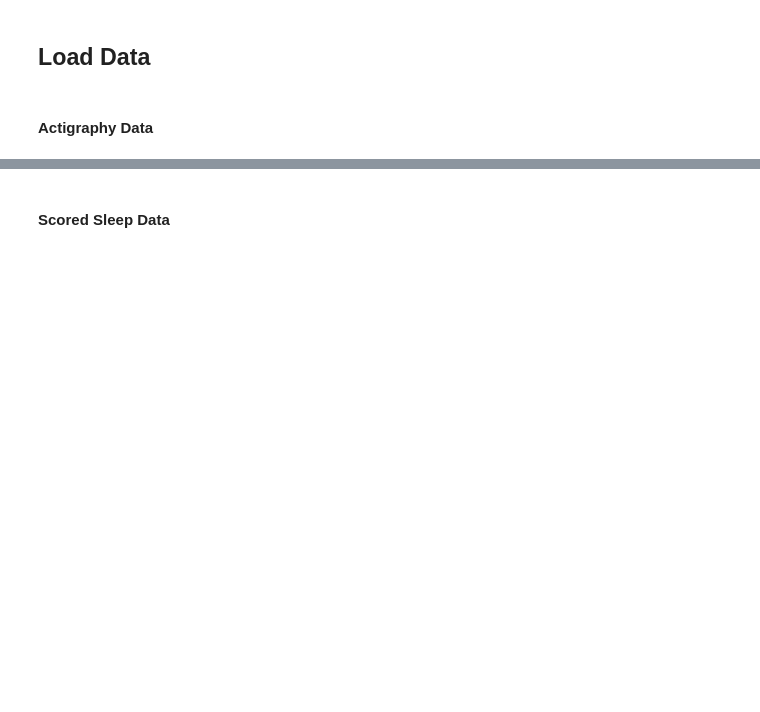
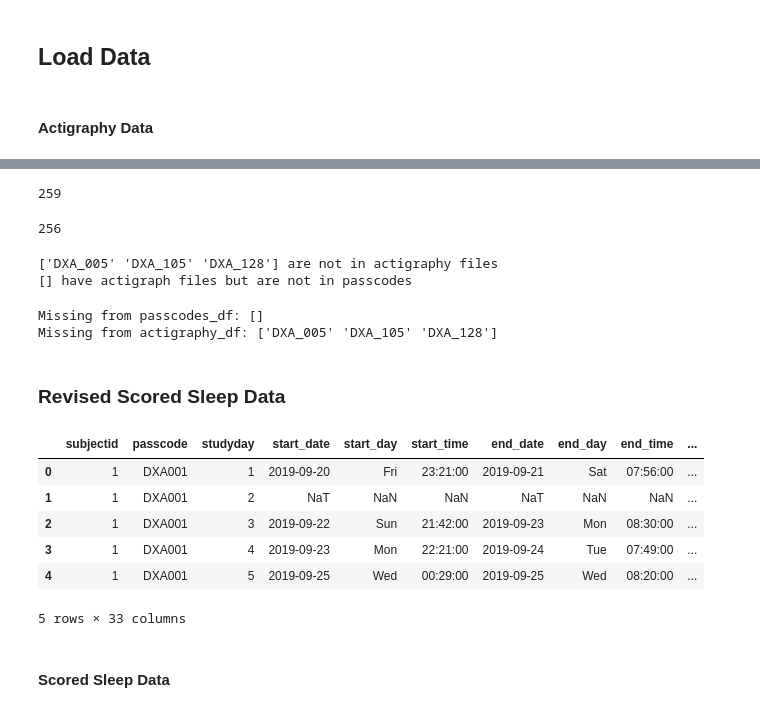
Before and after one commit to Tom-Gooding/Portfolio, a Jupyter notebook: Data_Projects/Rutgers Research/Rutgers_Sleep_Cannabis_Alcohol_study/RUmerging_sleep_actigraphy_data_091026.ipynb, the cells around one changed output, grey strips where cells are left out. Cells and saved outputs as stored; diff of their text form; code cells hidden in the pictures; blank space fills up the shorter version.

Commit message:
updating scored sleep dfs

```diff
--- a/Data_Projects/Rutgers Research/Rutgers_Sleep_Cannabis_Alcohol_study/RUmerging_sleep_actigraphy_data_091026.ipynb
+++ b/Data_Projects/Rutgers Research/Rutgers_Sleep_Cannabis_Alcohol_study/RUmerging_sleep_actigraphy_data_091026.ipynb
@@ -88,3 +89,66 @@ array(['DXA_174', 'DXA_022', 'DXA_025', 'DXA_110', 'DXA_002', 'DXA_086',
+# %%
+passcodes_df['subject_id'].nunique()
+# %% [output]
+259
+# %%
+actigraphy_df['subject_id'].nunique()
+# %% [output]
+256
+# %%
+## see what subject_id values from passcodes are not in (merged) actigraphy_df
+passcodes_no_actigraphy = passcodes_df[~passcodes_df['subject_id'].isin(actigraphy_df['subject_id'].values)]
+## see what subject_id values from actigraphy_df are not in the passcodes list
+actigraphy_no_passcodes = actigraphy_df[~actigraphy_df['subject_id'].isin(passcodes_df['subject_id'].values)]
+
+print(f'{passcodes_no_actigraphy['subject_id'].values} are not in actigraphy files')
+print(f'{actigraphy_no_passcodes['subject_id'].values} have actigraph files but are not in passcodes')
+
+## DXA_005 has 6 of 13 nights of sleep data (excluded)
+## DXA_105 has 5 of 6 nights of sleep data collected (excluded for insufficient # of nights)
+## DXA_128 has 6 of 7 nights of sleep data collected (excluded for insufficient # of nights)
+# %% [output]
+['DXA_005' 'DXA_105' 'DXA_128'] are not in actigraphy files
+[] have actigraph files but are not in passcodes
+# %%
+# subject_ids in actigraphy_df but missing from passcodes_df
+missing_from_passcodes = (
+    actigraphy_df.loc[
+        ~actigraphy_df['subject_id'].isin(passcodes_df['subject_id']),
+        'subject_id'
+    ]
+    .unique()
+)
+
+# subject_ids in passcodes_df but missing from actigraphy_df
+missing_from_actigraphy = (
+    passcodes_df.loc[
+        ~passcodes_df['subject_id'].isin(actigraphy_df['subject_id']),
+        'subject_id'
+    ]
+    .unique()
+)
+
+print("Missing from passcodes_df:", missing_from_passcodes)
+print("Missing from actigraphy_df:", missing_from_actigraphy)
+# %% [output]
+Missing from passcodes_df: []
+Missing from actigraphy_df: ['DXA_005' 'DXA_105' 'DXA_128']
+# %% [markdown]
+### Revised Scored Sleep Data
+# %%
+scored_test = pd.read_excel('/Users/thomasgooding/Desktop/Rutgers_Sleep_Cannabis_Alcohol_study/scored_summary_actigraphy_data/AllStudies_Diary_Actigraphy_SleepTiming_ALL.xlsx')
+
+scored_test.columns = scored_test.columns.str.lower()
+
+scored_test.head()
+# %% [output]
+|  | subjectid | passcode | studyday | start_date | start_day | start_time | end_date | end_day | end_time | ... |
+| 0 | 1 | DXA001 | 1 | 2019-09-20 | Fri | 23:21:00 | 2019-09-21 | Sat | 07:56:00 | ... |
+| 1 | 1 | DXA001 | 2 | NaT | NaN | NaN | NaT | NaN | NaN | ... |
+| 2 | 1 | DXA001 | 3 | 2019-09-22 | Sun | 21:42:00 | 2019-09-23 | Mon | 08:30:00 | ... |
+| 3 | 1 | DXA001 | 4 | 2019-09-23 | Mon | 22:21:00 | 2019-09-24 | Tue | 07:49:00 | ... |
+| 4 | 1 | DXA001 | 5 | 2019-09-25 | Wed | 00:29:00 | 2019-09-25 | Wed | 08:20:00 | ... |
+5 rows × 33 columns
 # %% [markdown]
 #### Scored Sleep Data
 # %%
```
Also changed, not shown: parts of 5 cells of this notebook, 2 other files.
